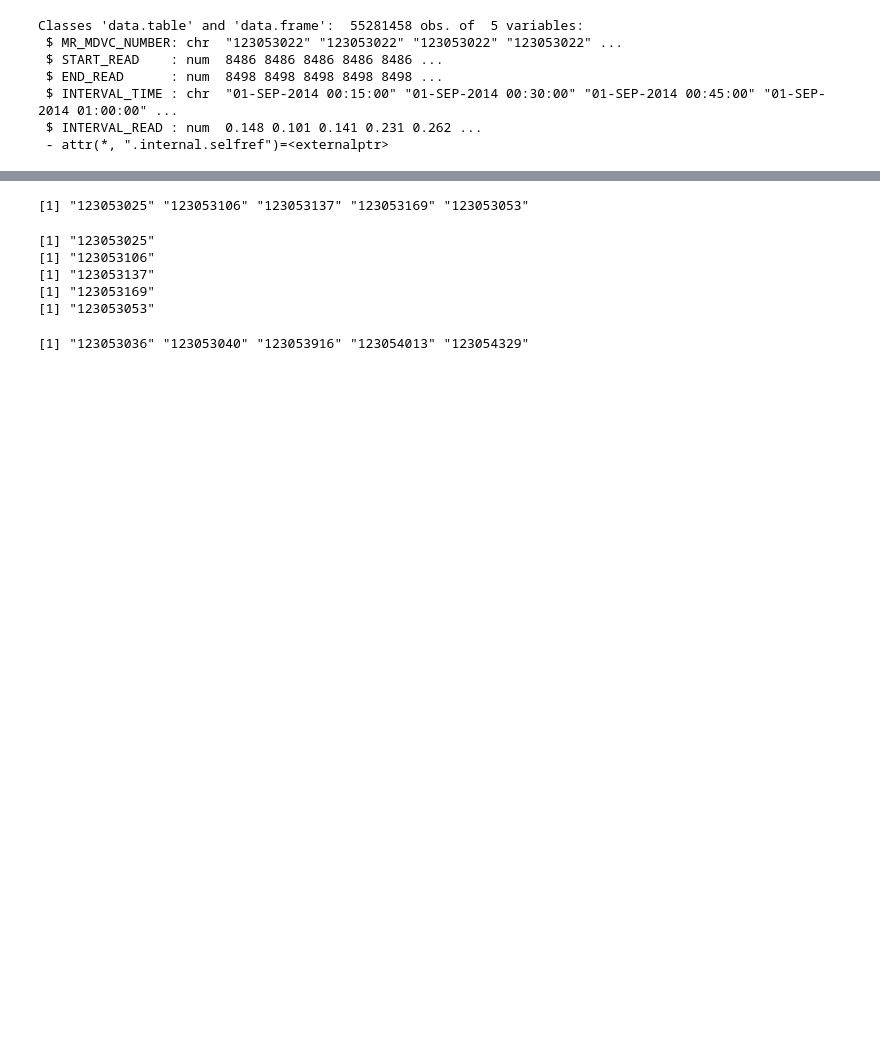
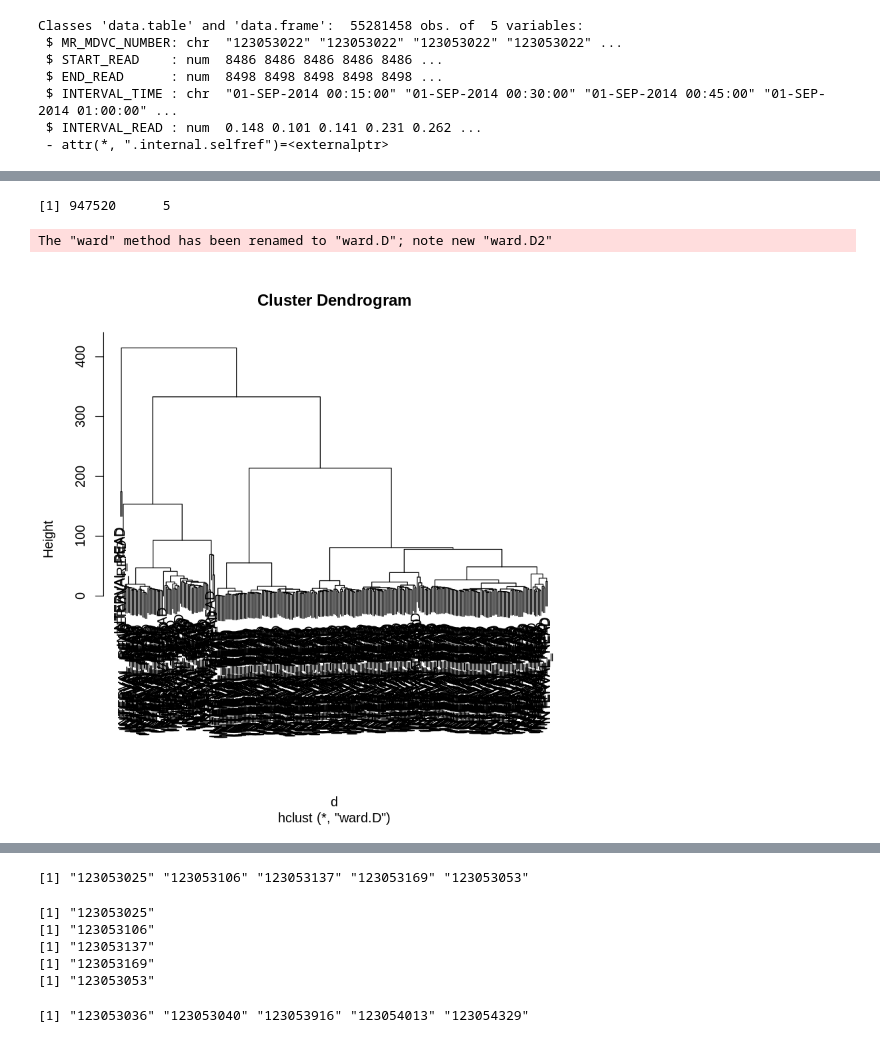
Before and after one commit to smartmeterdata/clustering, a Jupyter notebook: smart_meter_full.ipynb, the cells around one changed output, grey strips where cells are left out. Cells and saved outputs as stored; diff of their text form; code cells hidden in the pictures; blank space fills up the shorter version.

```diff
--- a/smart_meter_full.ipynb
+++ b/smart_meter_full.ipynb
@@ -4,3 +6,15 @@ library(data.table,lib.loc="../Rpackages")
+# %%
+library(data.table)
+full = c();
+
+#for i in 0:80)
+x <- fread("gunzip -c tmp.gz",
+           #colClasses=c("character","double","double","character","double"),
+           header=TRUE,sep=",",na.strings="")
+#full= rbind(full, x)
 # %%
-x <- fread("Intervals_092014_072015.csv",header=TRUE,sep=",",na.strings="")
+# need t
+#x <- fread("gunzip -c Intervals_092014_012016.csv.gz",
+#           colClasses=c("character","double","double","character","double"),
+#           header=TRUE,sep=",",na.strings="")
 # %% [output]
@@ -36,0 +62,17 @@ Classes 'data.table' and 'data.frame':  55281458 obs. of  5 variables:
+# %%
+dim(x1)
+# %% [output]
+[1] 947520      5
+# %%
+res = c();
+for (i in 1:329){
+    res = cbind(res, as.matrix(x[((i-1)*2880+1):(i*2880),5]))
+}
+res = t(res)
+# %%
+d <- dist(res, method = "euclidean") # distance matrix
+fit <- hclust(d, method="ward")
+plot(fit) # display dendogram
+# %% [output]
+The "ward" method has been renamed to "ward.D"; note new "ward.D2"
+[figure, added]
```
Also changed, not shown: parts of 8 cells of this notebook.
